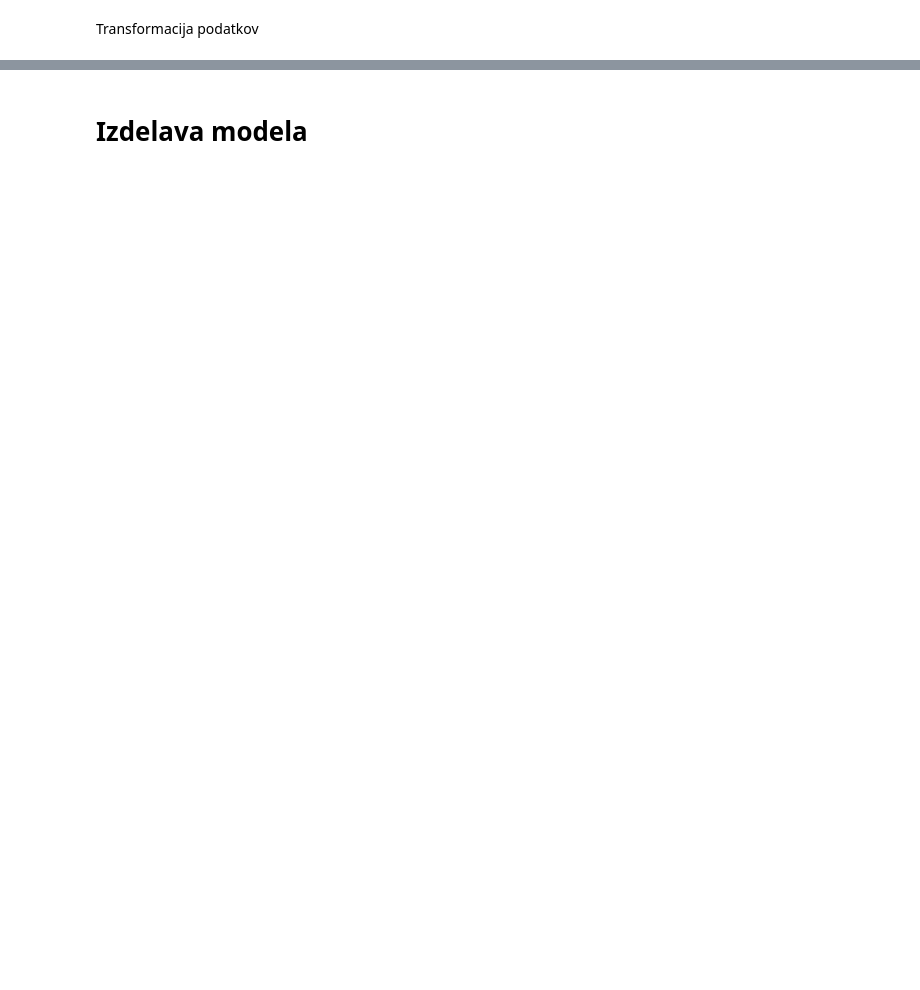
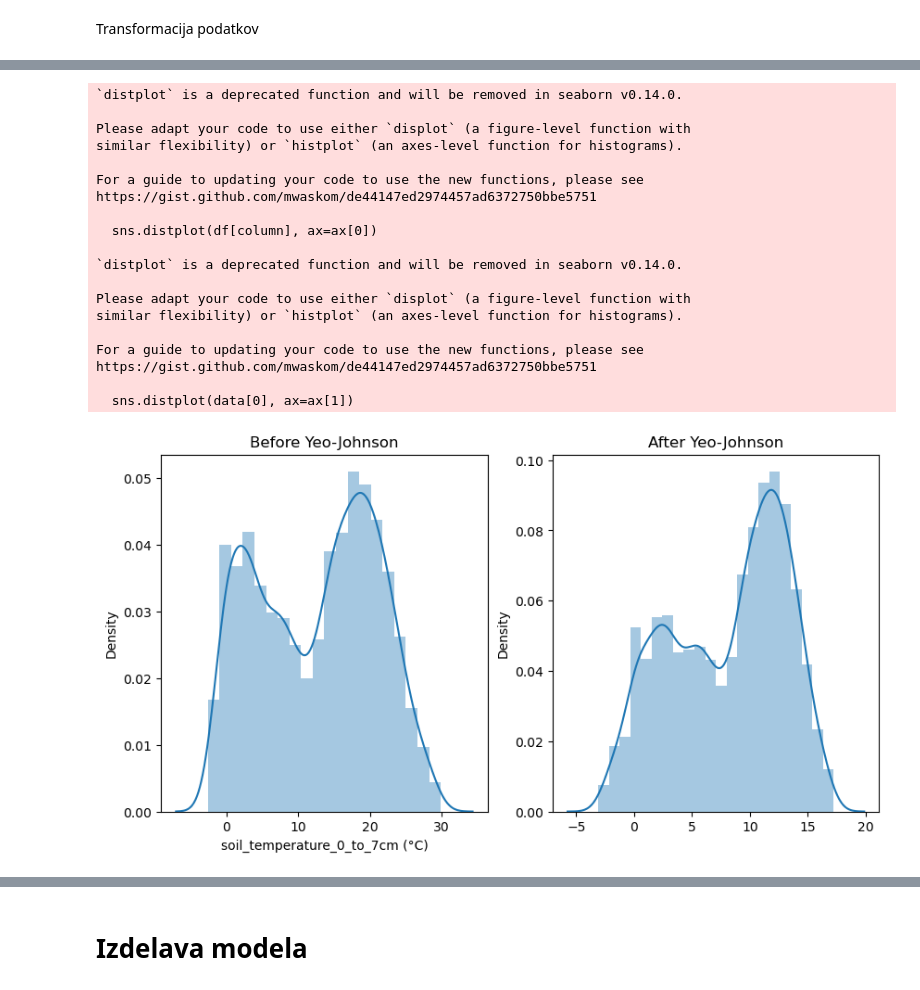
Before and after one commit to perkzen/development-of-intelligent-solutions-with-machine-learning, a Jupyter notebook: project/main.ipynb, the cells around one changed output, grey strips where cells are left out. Saved outputs shown, nothing was run; the diff lists cells and outputs as text; code cells hidden in the pictures; blank space fills up the shorter version.

```diff
--- a/project/main.ipynb
+++ b/project/main.ipynb
@@ -148,6 +200,24 @@ def boxcox_transform(column):
     df[column] = data
 
     plt.show()
+# %%
+def yeojohnson_transform(column):
+    # create before and after plots for comparison
+    fig, ax = plt.subplots(1, 2, figsize=(10, 5))
+    sns.distplot(df[column], ax=ax[0])
+    ax[0].set_title("Before Yeo-Johnson")
+
+    # transform data
+    data = yeojohnson(df[column])
+
+    # create after plots
+    sns.distplot(data[0], ax=ax[1])
+    ax[1].set_title("After Yeo-Johnson")
+
+    # update dataframe
+    df[column] = data[0]
+
+    plt.show()
 # %%
 boxcox_transform('PM2.5')
 # %% [output]
@@ -196,0 +290,23 @@ https://gist.github.com/mwaskom/de44147ed2974457ad6372750bbe5751
+# %%
+yeojohnson_transform("soil_temperature_0_to_7cm (°C)")
+# %% [output]
+`distplot` is a deprecated function and will be removed in seaborn v0.14.0.
+
+Please adapt your code to use either `displot` (a figure-level function with
+similar flexibility) or `histplot` (an axes-level function for histograms).
+
+For a guide to updating your code to use the new functions, please see
+https://gist.github.com/mwaskom/de44147ed2974457ad6372750bbe5751
+
+  sns.distplot(df[column], ax=ax[0])
+
+`distplot` is a deprecated function and will be removed in seaborn v0.14.0.
+
+Please adapt your code to use either `displot` (a figure-level function with
+similar flexibility) or `histplot` (an axes-level function for histograms).
+
+For a guide to updating your code to use the new functions, please see
+https://gist.github.com/mwaskom/de44147ed2974457ad6372750bbe5751
+
+  sns.distplot(data[0], ax=ax[1])
+[figure, added]
```
Also changed, not shown: parts of 37 cells of this notebook, 2 other files.
